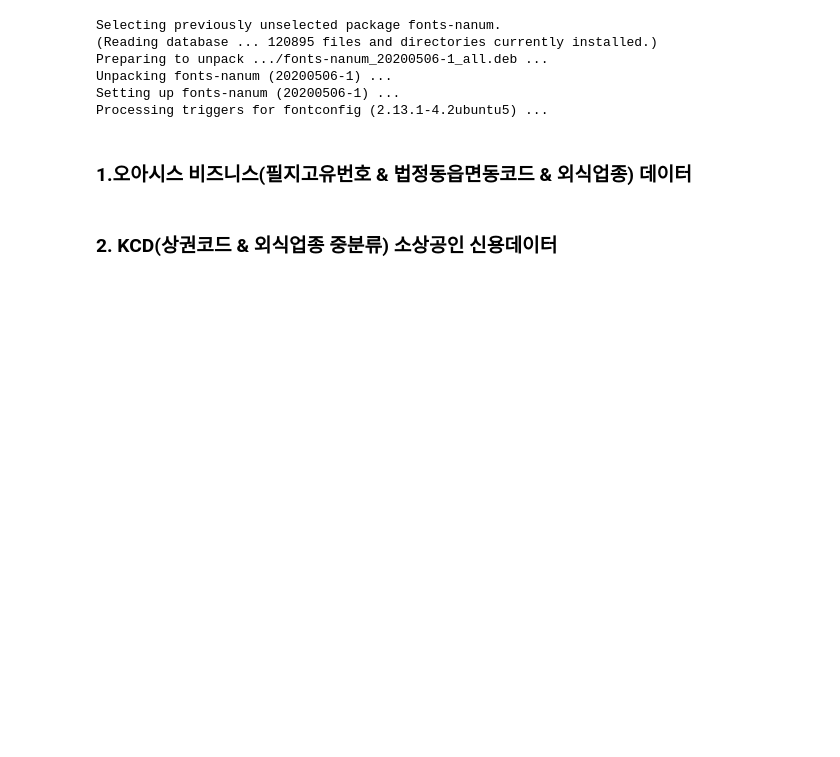
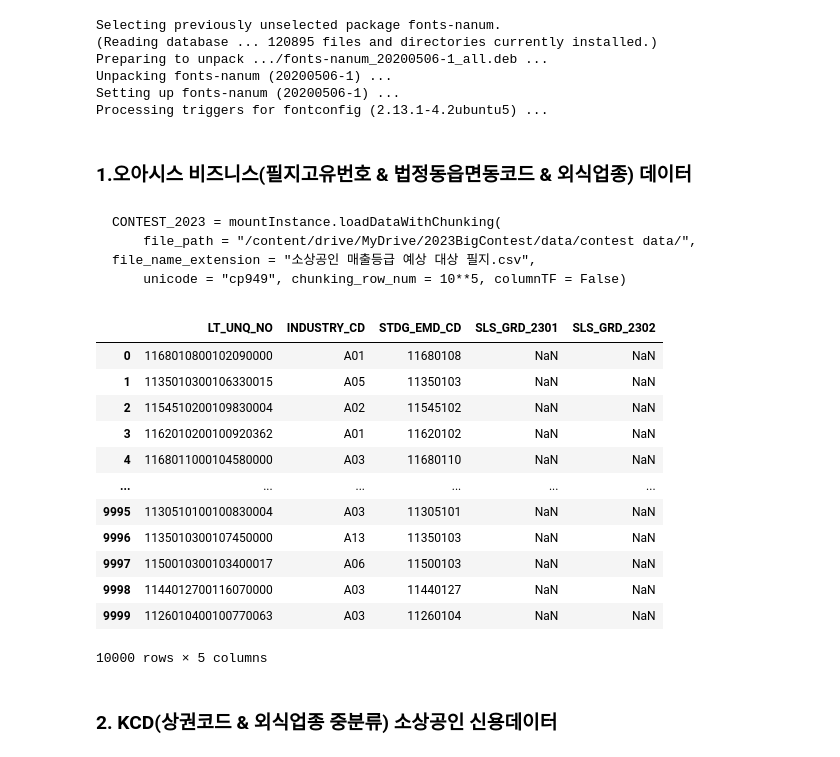
Before and after one commit to Gayeon6423/2023BigContest, a Jupyter notebook: [KCD_MARKET]_MERGE_AND_MAPPING.ipynb, the cells around one changed output. Saved outputs shown, nothing was run; the diff lists cells and outputs as text; code cells hidden in the pictures; blank space fills up the shorter version.

````diff
--- a/[KCD_MARKET]_MERGE_AND_MAPPING.ipynb
+++ b/[KCD_MARKET]_MERGE_AND_MAPPING.ipynb
@@ -90,3 +107,25 @@ CONTEST_2022 = mountInstance.loadDataWithChunking(
+# %% [markdown]
+```
+CONTEST_2023 = mountInstance.loadDataWithChunking(
+    file_path = "/content/drive/MyDrive/2023BigContest/data/contest data/", file_name_extension = "소상공인 매출등급 예상 대상 필지.csv",
+    unicode = "cp949", chunking_row_num = 10**5, columnTF = False)
+```
+# %%
+CONTEST_2023
+# %% [output]
+|  | LT_UNQ_NO | INDUSTRY_CD | STDG_EMD_CD | SLS_GRD_2301 | SLS_GRD_2302 |
+| 0 | 1168010800102090000 | A01 | 11680108 | NaN | NaN |
+| 1 | 1135010300106330015 | A05 | 11350103 | NaN | NaN |
+| 2 | 1154510200109830004 | A02 | 11545102 | NaN | NaN |
+| 3 | 1162010200100920362 | A01 | 11620102 | NaN | NaN |
+| 4 | 1168011000104580000 | A03 | 11680110 | NaN | NaN |
+| ... | ... | ... | ... | ... | ... |
+| 9995 | 1130510100100830004 | A03 | 11305101 | NaN | NaN |
+| 9996 | 1135010300107450000 | A13 | 11350103 | NaN | NaN |
+| 9997 | 1150010300103400017 | A06 | 11500103 | NaN | NaN |
+| 9998 | 1144012700116070000 | A03 | 11440127 | NaN | NaN |
+| 9999 | 1126010400100770063 | A03 | 11260104 | NaN | NaN |
+10000 rows × 5 columns
 # %% [markdown]
 ### 2. KCD(상권코드 & 외식업종 중분류) 소상공인 신용데이터
 # %%
````
Also changed, not shown: parts of 26 cells of this notebook.
